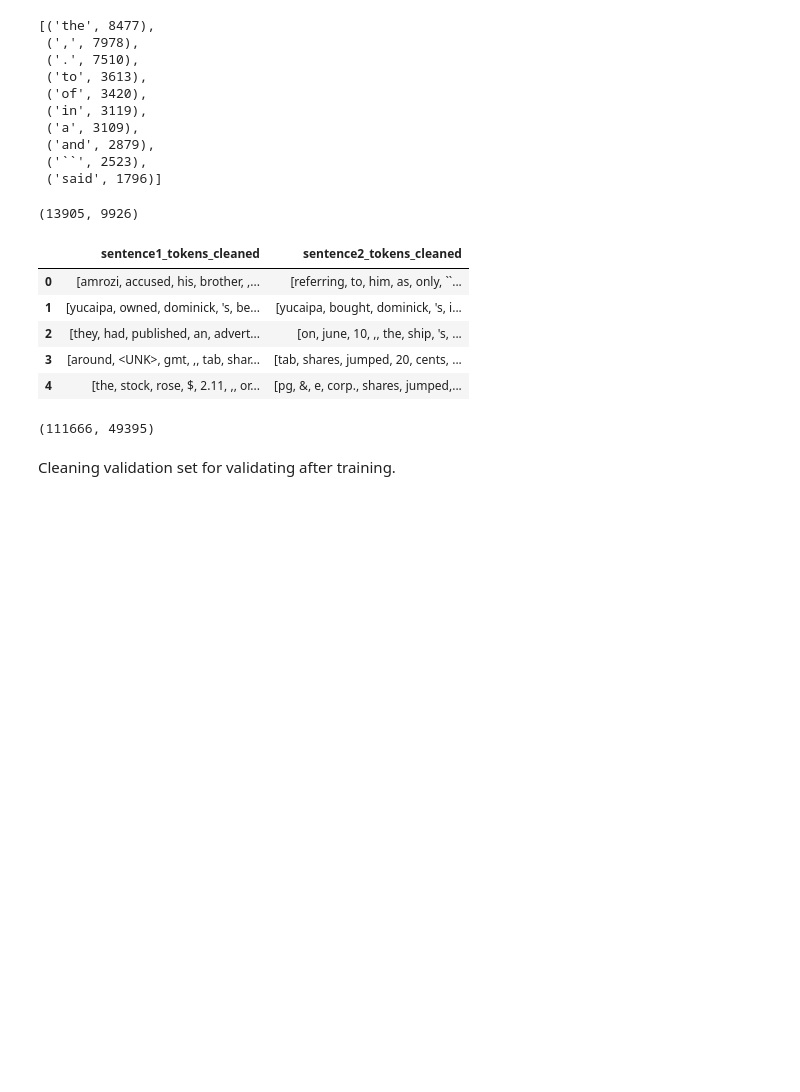
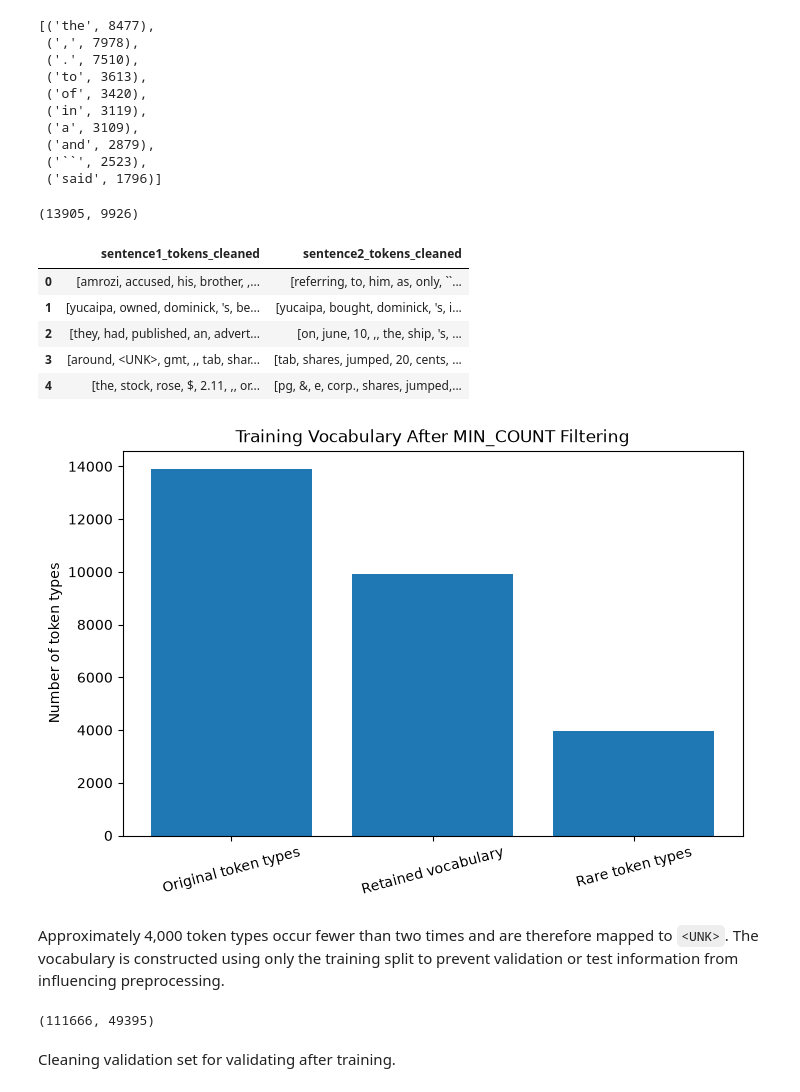
Before and after one commit to freemanchamjames/nlp_paraphrase_detection, a Jupyter notebook: notebooks/02_group1_count_models.ipynb, the cells around one changed output. Cells and saved outputs as stored; diff of their text form; code cells hidden in the pictures; blank space fills up the shorter version.

```diff
--- a/notebooks/02_group1_count_models.ipynb
+++ b/notebooks/02_group1_count_models.ipynb
@@ -119,6 +155,23 @@ train_df[['sentence1_tokens_cleaned', 'sentence2_tokens_cleaned']].head()
 | 2 | [they, had, published, an, advert... | [on, june, 10, ,, the, ship, 's, ... |
 | 3 | [around, <UNK>, gmt, ,, tab, shar... | [tab, shares, jumped, 20, cents, ... |
 | 4 | [the, stock, rose, $, 2.11, ,, or... | [pg, &, e, corp., shares, jumped,... |
+# %%
+vocab_stats = {
+    "Original token types": 13905,
+    "Retained vocabulary": 9926,
+    "Rare token types": 3979
+}
+
+plt.figure(figsize=(8, 5))
+plt.bar(vocab_stats.keys(), vocab_stats.values())
+plt.ylabel("Number of token types")
+plt.title("Training Vocabulary After MIN_COUNT Filtering")
+plt.xticks(rotation=15)
+plt.show()
+# %% [output]
+[figure, added]
+# %% [markdown]
+Approximately 4,000 token types occur fewer than two times and are therefore mapped to `<UNK>`. The vocabulary is constructed using only the training split to prevent validation or test information from influencing preprocessing.
 # %%
 uni_paraphrase_token_counter = Counter()
 uni_non_paraphrase_token_counter = Counter()
```
Also changed, not shown: parts of 26 cells of this notebook.
